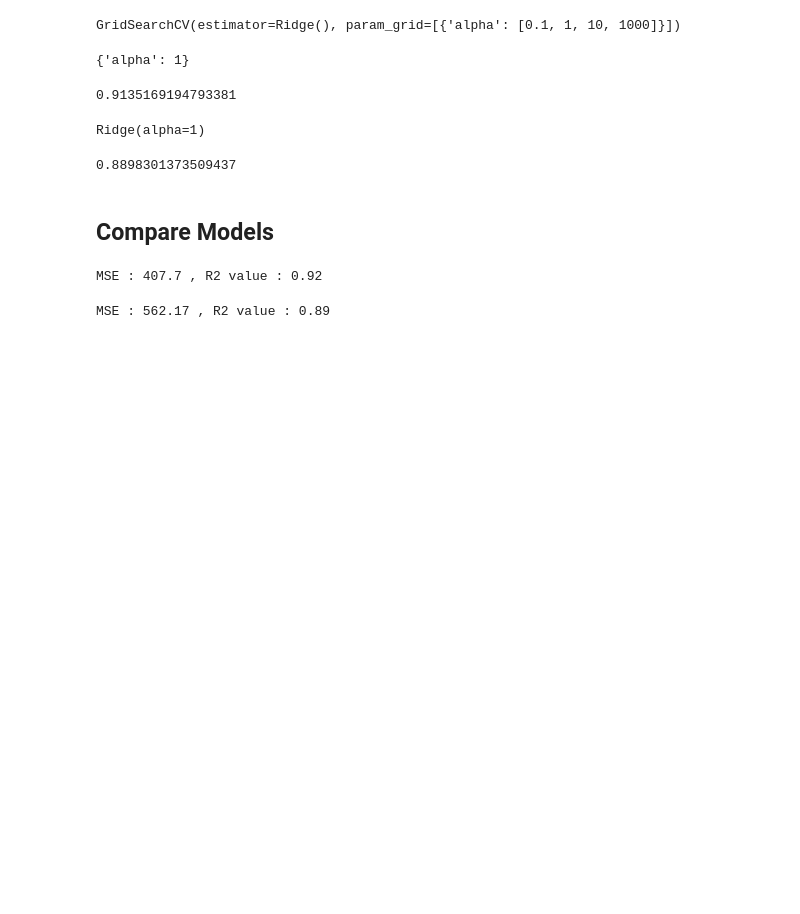
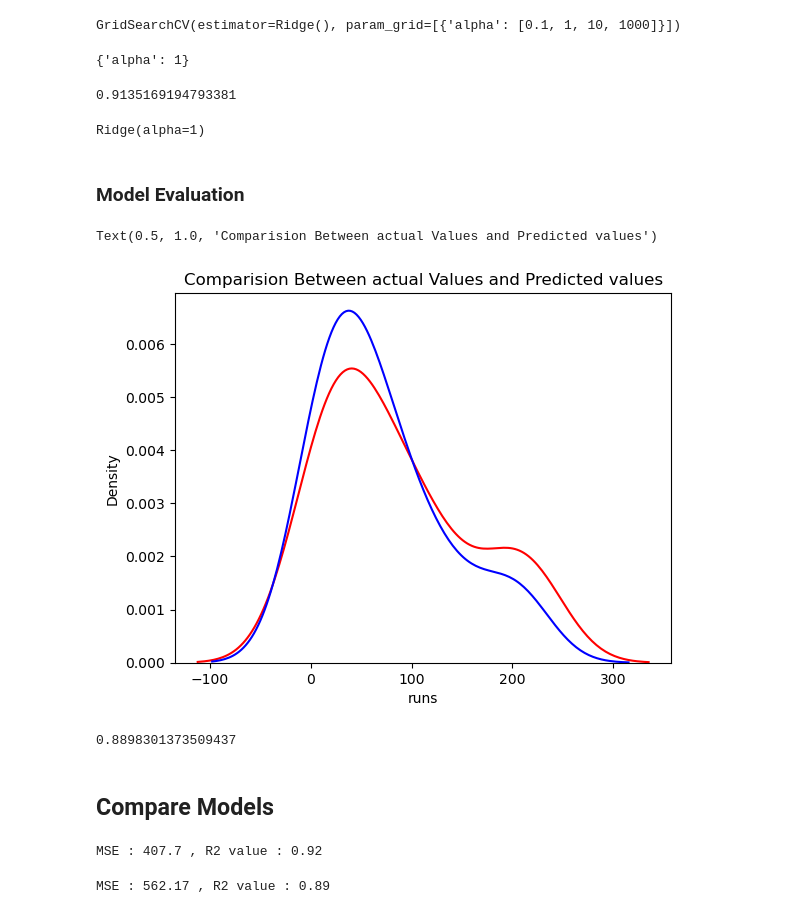
Before and after one commit to mynkchn/Data-Hit-Six, a Jupyter notebook: Juypter Notebook/cricket_data_analysis.ipynb, the cells around one changed output. Saved outputs shown, nothing was run; the diff lists cells and outputs as text; code cells hidden in the pictures; blank space fills up the shorter version.

```diff
--- a/Juypter Notebook/cricket_data_analysis.ipynb
+++ b/Juypter Notebook/cricket_data_analysis.ipynb
@@ -567,6 +573,15 @@ grid.best_estimator_
 Ridge(alpha=1)
 # %%
 predict=grid.predict(scaler.fit_transform(xtest))
+# %% [markdown]
+### Model Evaluation
+# %%
+sns.kdeplot(ytest,color='r')
+sns.kdeplot(predict,color='b')
+plt.title('Comparision Between actual Values and Predicted values')
+# %% [output]
+Text(0.5, 1.0, 'Comparision Between actual Values and Predicted values')
+[figure, added]
 # %%
 grid.score(scaler.fit_transform(xtest),ytest)
 # %% [output]
```
Also changed, not shown: parts of 6 cells of this notebook, 3 other files.
